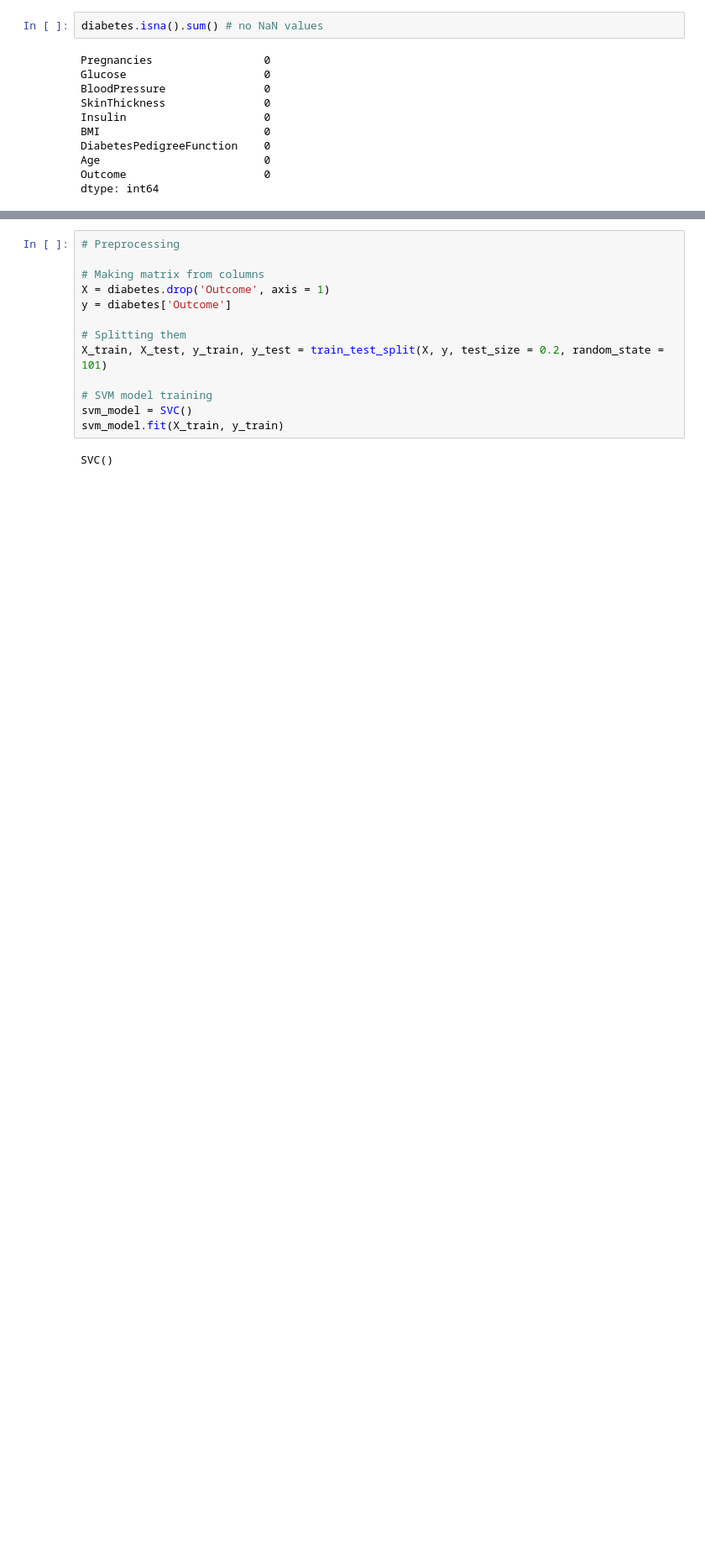
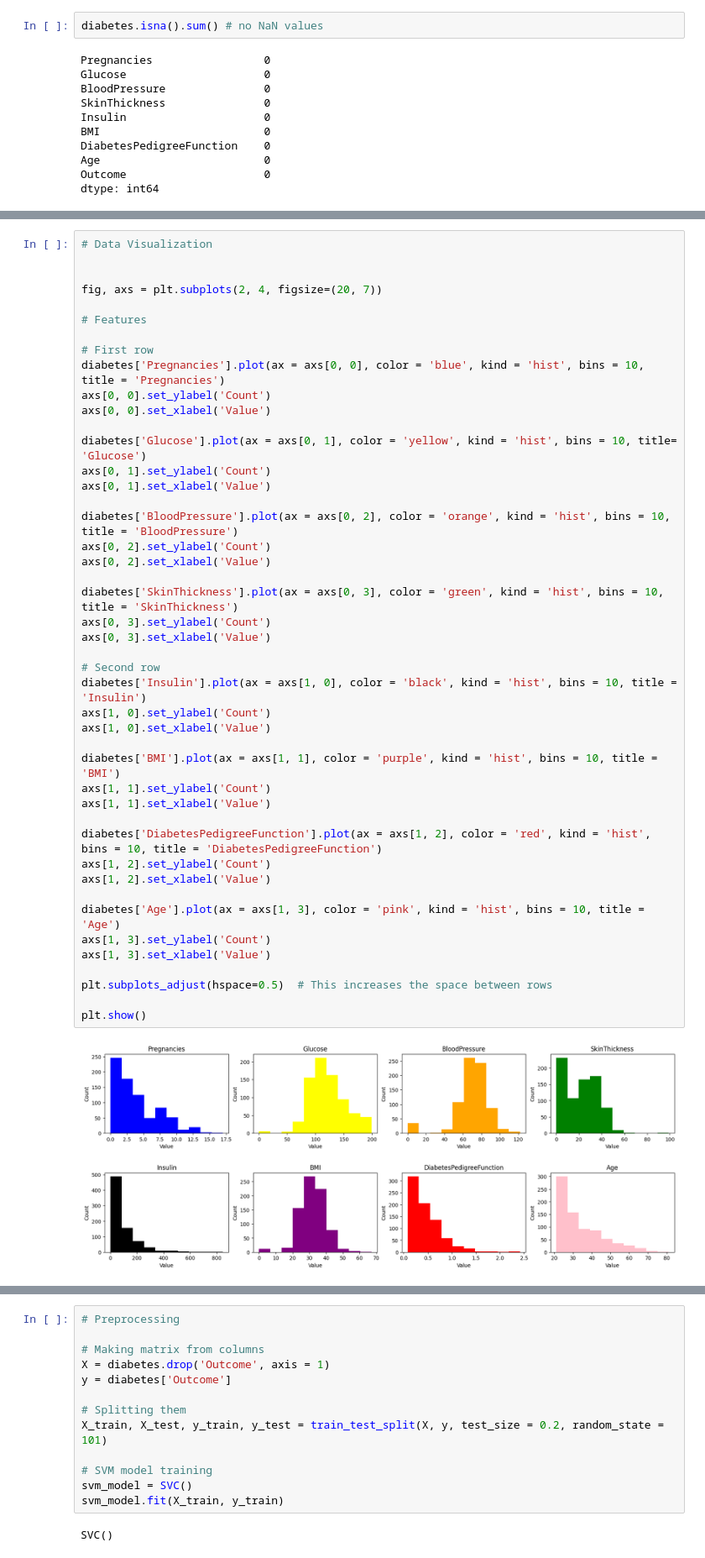
Before and after one commit to marius2347/Diabete-Predictions-using-Machine-Learning-in-Python-on-Kaggle, a Jupyter notebook: diabetes.ipynb, the cells around one changed output, grey strips where cells are left out. Shown at 84% size. Cells and saved outputs as stored; diff of their text form; blank space fills up the shorter version.

```diff
--- a/diabetes.ipynb
+++ b/diabetes.ipynb
@@ -34,0 +82,47 @@ dtype: int64
+# %%
+# Data Visualization
+
+
+fig, axs = plt.subplots(2, 4, figsize=(20, 7))
+
+# Features
+
+# First row
+diabetes['Pregnancies'].plot(ax = axs[0, 0], color = 'blue', kind = 'hist', bins = 10, title = 'Pregnancies')
+axs[0, 0].set_ylabel('Count')
+axs[0, 0].set_xlabel('Value')
+
+diabetes['Glucose'].plot(ax = axs[0, 1], color = 'yellow', kind = 'hist', bins = 10, title= 'Glucose')
+axs[0, 1].set_ylabel('Count')
+axs[0, 1].set_xlabel('Value')
+
+diabetes['BloodPressure'].plot(ax = axs[0, 2], color = 'orange', kind = 'hist', bins = 10, title = 'BloodPressure')
+axs[0, 2].set_ylabel('Count')
+axs[0, 2].set_xlabel('Value')
+
+diabetes['SkinThickness'].plot(ax = axs[0, 3], color = 'green', kind = 'hist', bins = 10, title = 'SkinThickness')
+axs[0, 3].set_ylabel('Count')
+axs[0, 3].set_xlabel('Value')
+
+# Second row
+diabetes['Insulin'].plot(ax = axs[1, 0], color = 'black', kind = 'hist', bins = 10, title = 'Insulin')
+axs[1, 0].set_ylabel('Count')
+axs[1, 0].set_xlabel('Value')
+
+diabetes['BMI'].plot(ax = axs[1, 1], color = 'purple', kind = 'hist', bins = 10, title = 'BMI')
+axs[1, 1].set_ylabel('Count')
+axs[1, 1].set_xlabel('Value')
+
+diabetes['DiabetesPedigreeFunction'].plot(ax = axs[1, 2], color = 'red', kind = 'hist', bins = 10, title = 'DiabetesPedigreeFunction')
+axs[1, 2].set_ylabel('Count')
+axs[1, 2].set_xlabel('Value')
+
+diabetes['Age'].plot(ax = axs[1, 3], color = 'pink', kind = 'hist', bins = 10, title = 'Age')
+axs[1, 3].set_ylabel('Count')
+axs[1, 3].set_xlabel('Value')
+
+plt.subplots_adjust(hspace=0.5)  # This increases the space between rows
+
+plt.show()
+# %% [output]
+[figure, added]
```
Also changed, not shown: parts of 8 cells of this notebook, 1 other file.
